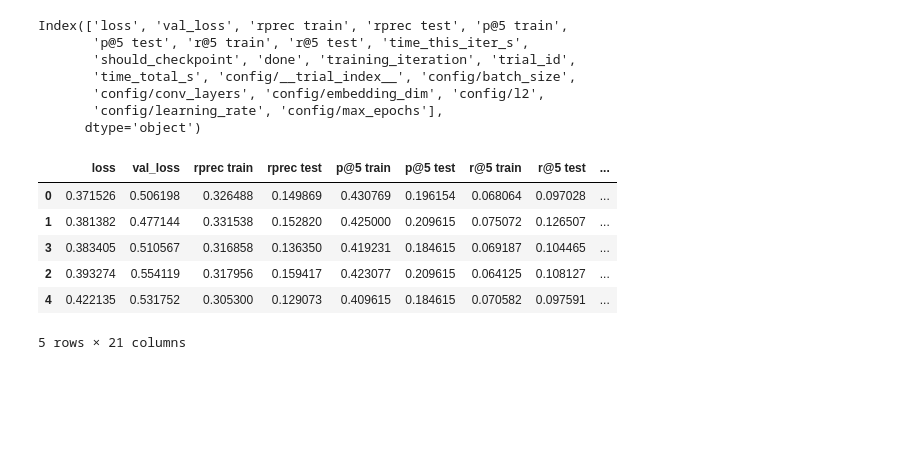
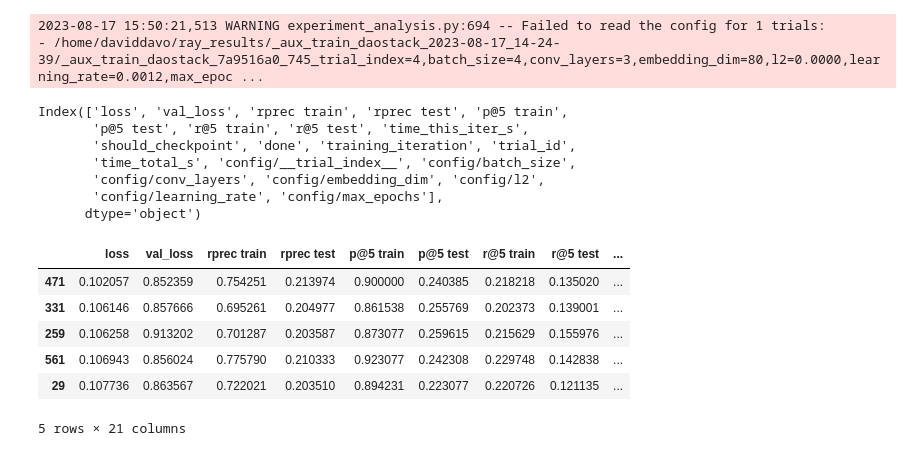
Before and after one commit to daviddavo/upm-tfm-notebooks, a Jupyter notebook: 03_mpv_tuning_results.ipynb, the cells around one changed output. Cells and saved outputs as stored; diff of their text form; code cells hidden in the pictures; blank space fills up the shorter version.

```diff
--- a/03_mpv_tuning_results.ipynb
+++ b/03_mpv_tuning_results.ipynb
@@ -28,30 +30,32 @@ Result(
 )
 # %%
 # Read dataframe and drop some unneeded columns
-rdf = rg.get_dataframe('p@5 test', 'max').drop(columns=['timestamp', 'node_ip', 'pid', 'hostname', 'time_since_restore', 'iterations_since_restore', 'logdir'])
+rdf = rg.get_dataframe('rprec test', 'max').drop(columns=['timestamp', 'node_ip', 'pid', 'hostname', 'time_since_restore', 'iterations_since_restore', 'logdir'])
 rdf = rdf.drop(columns=['date'])
 # rdf = rdf[rdf['done']]
 print(rdf.columns)
 
 for c in ['config/batch_size']: #, 'config/embedding_dim']:
     rdf[c] = 2**rdf[c]
 
 rdf.sort_values('loss').head(5)
 # %% [output]
-Index(['loss', 'val_loss', 'rprec train', 'rprec test', 'p@5 train',
-       'p@5 test', 'r@5 train', 'r@5 test', 'time_this_iter_s',
-       'should_checkpoint', 'done', 'training_iteration', 'trial_id',
-       'time_total_s', 'config/__trial_index__', 'config/batch_size',
-       'config/conv_layers', 'config/embedding_dim', 'config/l2',
-       'config/learning_rate', 'config/max_epochs'],
-      dtype='object')
+2023-08-17 15:50:21,513 WARNING experiment_analysis.py:694 -- Failed to read the config for 1 trials:
+- /home/daviddavo/ray_results/_aux_train_daostack_2023-08-17_14-24-39/_aux_train_daostack_7a9516a0_745_trial_index=4,batch_size=4,conv_layers=3,embedding_dim=80,l2=0.0000,learning_rate=0.0012,max_epoc ...
+Index(['loss', 'val_loss', 'rprec train', 'rprec test', 'p@5 train',
+       'p@5 test', 'r@5 train', 'r@5 test', 'time_this_iter_s',
+       'should_checkpoint', 'done', 'training_iteration', 'trial_id',
+       'time_total_s', 'config/__trial_index__', 'config/batch_size',
+       'config/conv_layers', 'config/embedding_dim', 'config/l2',
+       'config/learning_rate', 'config/max_epochs'],
+      dtype='object')
 |  | loss | val_loss | rprec train | rprec test | p@5 train | p@5 test | r@5 train | r@5 test | ... |
-| 0 | 0.371526 | 0.506198 | 0.326488 | 0.149869 | 0.430769 | 0.196154 | 0.068064 | 0.097028 | ... |
-| 1 | 0.381382 | 0.477144 | 0.331538 | 0.152820 | 0.425000 | 0.209615 | 0.075072 | 0.126507 | ... |
-| 3 | 0.383405 | 0.510567 | 0.316858 | 0.136350 | 0.419231 | 0.184615 | 0.069187 | 0.104465 | ... |
-| 2 | 0.393274 | 0.554119 | 0.317956 | 0.159417 | 0.423077 | 0.209615 | 0.064125 | 0.108127 | ... |
-| 4 | 0.422135 | 0.531752 | 0.305300 | 0.129073 | 0.409615 | 0.184615 | 0.070582 | 0.097591 | ... |
+| 471 | 0.102057 | 0.852359 | 0.754251 | 0.213974 | 0.900000 | 0.240385 | 0.218218 | 0.135020 | ... |
+| 331 | 0.106146 | 0.857666 | 0.695261 | 0.204977 | 0.861538 | 0.255769 | 0.202373 | 0.139001 | ... |
+| 259 | 0.106258 | 0.913202 | 0.701287 | 0.203587 | 0.873077 | 0.259615 | 0.215629 | 0.155976 | ... |
+| 561 | 0.106943 | 0.856024 | 0.775790 | 0.210333 | 0.923077 | 0.242308 | 0.229748 | 0.142838 | ... |
+| 29 | 0.107736 | 0.863567 | 0.722021 | 0.203510 | 0.894231 | 0.223077 | 0.220726 | 0.121135 | ... |
-5 rows × 21 columns
+5 rows × 21 columns
 # %%
 # Group by config (except trial index) and do the mean
 non_config_columns = ['config/__trial_index__', 'config/max_epochs']
```
Also changed, not shown: parts of 2 cells of this notebook, 1 other file.
